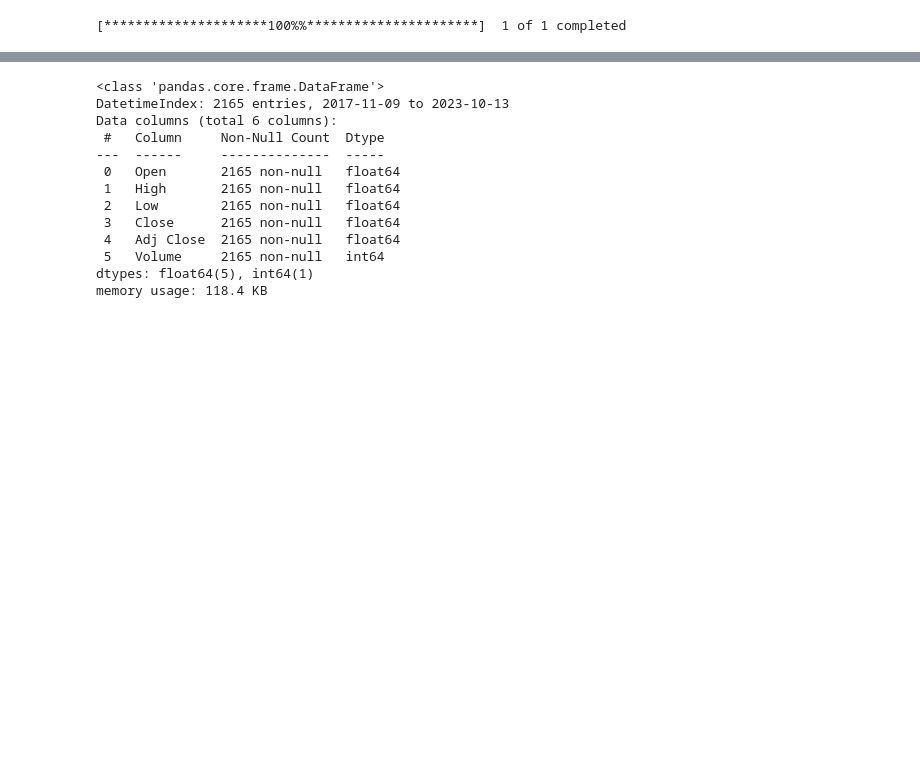
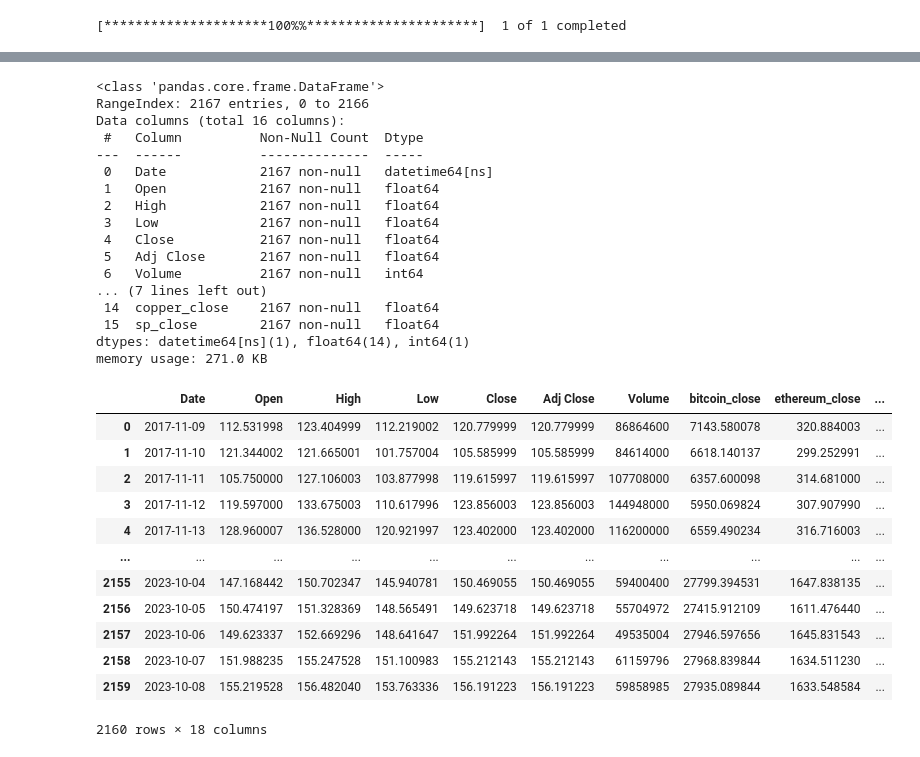
Before and after one commit to abariow/crypto-market-analysis, a Jupyter notebook: Q3_abariow.ipynb, the cells around one changed output, grey strips where cells are left out. Cells and saved outputs as stored; diff of their text form; code cells hidden in the pictures; blank space fills up the shorter version.

Commit message:
Q3: Test regression on data

```diff
--- a/Q3_abariow.ipynb
+++ b/Q3_abariow.ipynb
@@ -31,0 +124,4 @@ df_xmr
+# %%
+crypto_df  = pd.concat([bitcoin_close, ethereum_close,tether_close,bnb_close, xrp_close], axis=1)
+crypto_df .columns = ['bitcoin_close', 'ethereum_close', 'tether_close', 'bnb_close', 'xrp_close']
+crypto_df
@@ -32,16 +142,36 @@ df_xmr
+# %%
+sp = yf.Ticker("^GSPC")
+sp_hist = sp.history(start=df['Date'].min(), end=df['Date'].max(), actions=False)
+sp_hist.drop(columns=['Open', 'High', 'Low', 'Volume'], inplace=True)
+sp_hist.reset_index(inplace=True)
+sp_hist['Date'] = sp_hist['Date'].dt.tz_convert(pytz.UTC)
+sp_close=sp_hist[['Close']]
+# %%
+crypto_metal_df = pd.concat([crypto_df, metal_df, sp_close ], axis=1)
+crypto_metal_df.columns = ['bitcoin_close', 'ethereum_close', 'tether_close', 'bnb_close', 'xrp_close',
+                     'gold_close', 'silver_close', 'copper_close','sp_close']
+crypto_metal_df.interpolate(inplace=True)
+crypto_metal_df1=pd.concat([df, crypto_metal_df], axis=1)
+
+df = crypto_metal_df1.copy()
+df.interpolate(inplace=True)
 # %%
-df_xmr.info()
+df.info()
 # %% [output]
 <class 'pandas.core.frame.DataFrame'>
-DatetimeIndex: 2165 entries, 2017-11-09 to 2023-10-13
-Data columns (total 6 columns):
- #   Column     Non-Null Count  Dtype
----  ------     --------------  -----
- 0   Open       2165 non-null   float64
- 1   High       2165 non-null   float64
- 2   Low        2165 non-null   float64
- 3   Close      2165 non-null   float64
- 4   Adj Close  2165 non-null   float64
- 5   Volume     2165 non-null   int64
-dtypes: float64(5), int64(1)
-memory usage: 118.4 KB
+RangeIndex: 2167 entries, 0 to 2166
+Data columns (total 16 columns):
+ #   Column          Non-Null Count  Dtype
+---  ------          --------------  -----
+ 0   Date            2167 non-null   datetime64[ns]
+ 1   Open            2167 non-null   float64
+ 2   High            2167 non-null   float64
+ 3   Low             2167 non-null   float64
+ 4   Close           2167 non-null   float64
+ 5   Adj Close       2167 non-null   float64
+ 6   Volume          2167 non-null   int64
+... (7 lines left out)
+ 14  copper_close    2167 non-null   float64
+ 15  sp_close        2167 non-null   float64
+dtypes: datetime64[ns](1), float64(14), int64(1)
+memory usage: 271.0 KB
@@ -47,0 +223,25 @@ memory usage: 118.4 KB
+# %%
+### difficulty_hash_final_files contains a list with 2 elements
+### At index 0 it has final xmr_difficulty file
+### At index 1 it has final xmr_hash file
+difficulty_hash_final_files = clean_hash_difficulty_files(files=['data_phase2/XMR_difficulty.csv', 'data_phase2/XMR_hash.csv'])
+# %%
+### Merge difficulty and hash into XMR-Monro (our main df)
+for file in difficulty_hash_final_files:
+    df = pd.merge(df, file, on='Date')
+df
+# df.columns
+# %% [output]
+|  | Date | Open | High | Low | Close | Adj Close | Volume | bitcoin_close | ethereum_close | ... |
+| 0 | 2017-11-09 | 112.531998 | 123.404999 | 112.219002 | 120.779999 | 120.779999 | 86864600 | 7143.580078 | 320.884003 | ... |
+| 1 | 2017-11-10 | 121.344002 | 121.665001 | 101.757004 | 105.585999 | 105.585999 | 84614000 | 6618.140137 | 299.252991 | ... |
+| 2 | 2017-11-11 | 105.750000 | 127.106003 | 103.877998 | 119.615997 | 119.615997 | 107708000 | 6357.600098 | 314.681000 | ... |
+| 3 | 2017-11-12 | 119.597000 | 133.675003 | 110.617996 | 123.856003 | 123.856003 | 144948000 | 5950.069824 | 307.907990 | ... |
+| 4 | 2017-11-13 | 128.960007 | 136.528000 | 120.921997 | 123.402000 | 123.402000 | 116200000 | 6559.490234 | 316.716003 | ... |
+| ... | ... | ... | ... | ... | ... | ... | ... | ... | ... | ... |
+| 2155 | 2023-10-04 | 147.168442 | 150.702347 | 145.940781 | 150.469055 | 150.469055 | 59400400 | 27799.394531 | 1647.838135 | ... |
+| 2156 | 2023-10-05 | 150.474197 | 151.328369 | 148.565491 | 149.623718 | 149.623718 | 55704972 | 27415.912109 | 1611.476440 | ... |
+| 2157 | 2023-10-06 | 149.623337 | 152.669296 | 148.641647 | 151.992264 | 151.992264 | 49535004 | 27946.597656 | 1645.831543 | ... |
+| 2158 | 2023-10-07 | 151.988235 | 155.247528 | 151.100983 | 155.212143 | 155.212143 | 61159796 | 27968.839844 | 1634.511230 | ... |
+| 2159 | 2023-10-08 | 155.219528 | 156.482040 | 153.763336 | 156.191223 | 156.191223 | 59858985 | 27935.089844 | 1633.548584 | ... |
+2160 rows × 18 columns
```
Also changed, not shown: parts of 46 cells of this notebook.
